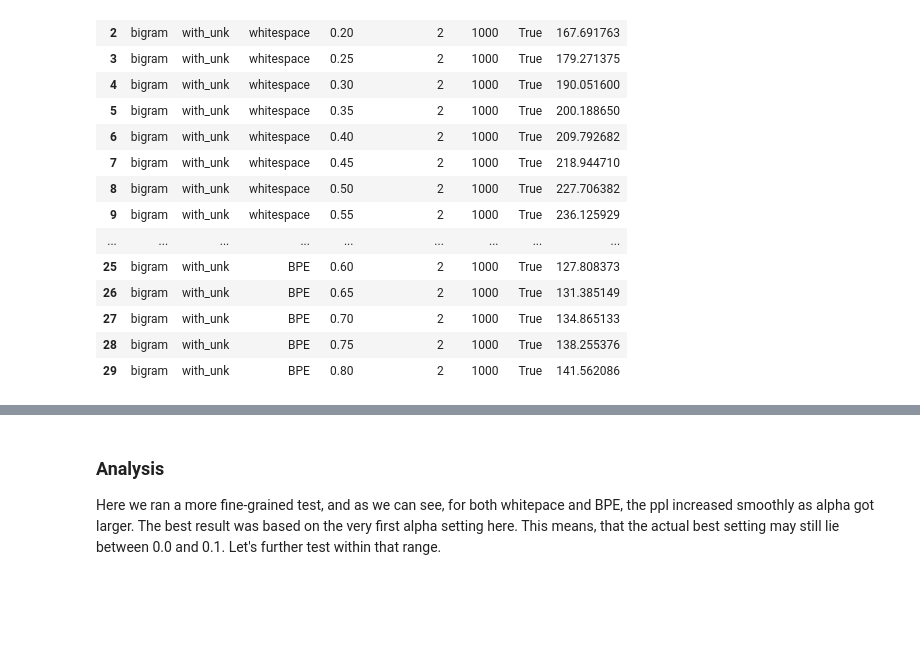
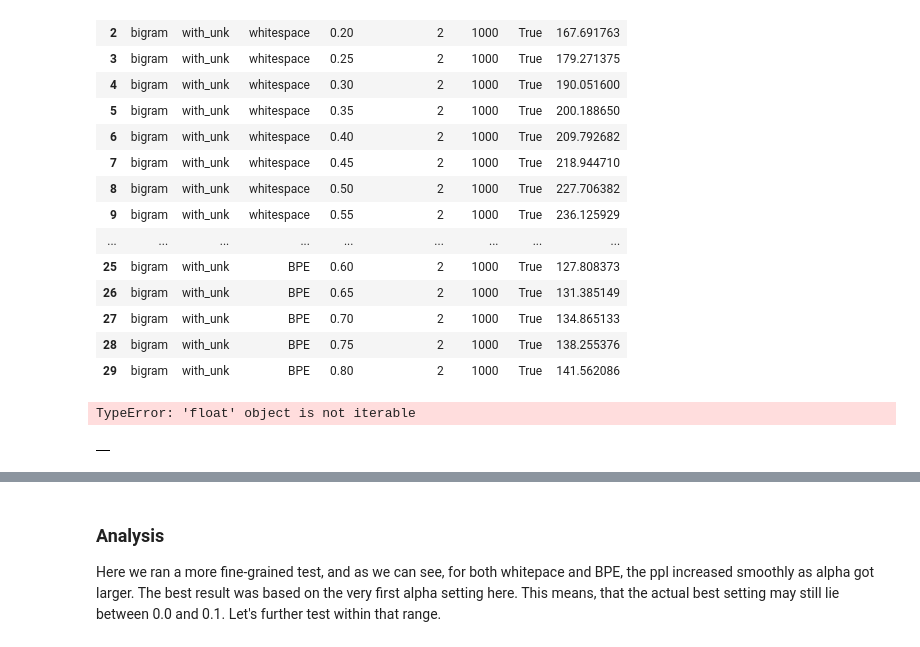
Before and after one commit to axr2718/nlp-code, a Jupyter notebook: A1/eval.ipynb, the cells around one changed output, grey strips where cells are left out. Saved outputs shown, nothing was run; the diff lists cells and outputs as text; code cells hidden in the pictures; blank space fills up the shorter version.

```diff
--- a/A1/eval.ipynb
+++ b/A1/eval.ipynb
@@ -201,6 +221,27 @@ fine_df
 | 27 | bigram | with_unk | BPE | 0.70 | 2 | 1000 | True | 134.865133 |
 | 28 | bigram | with_unk | BPE | 0.75 | 2 | 1000 | True | 138.255376 |
 | 29 | bigram | with_unk | BPE | 0.80 | 2 | 1000 | True | 141.562086 |
+# %%
+rows = []
+
+# unigram whitespace
+for a in alphas_fine:
+    out = run_cmd(f"python3 {MAIN} -n 1 --alpha {a}")
+    rows += {"model":"unigram","tokenization":"whitespace","alpha":a,"ppl":parse_unigram_output(out)},
+
+# unigram BPE
+for a in alphas_fine:
+    out = run_cmd(f"python3 {MAIN} -n 1 --alpha {a} --use_bpe")
+    rows += {"model":"unigram","tokenization":"bpe","alpha":a,"ppl":parse_unigram_output(out)},
+
+fine_df_unigram = pd.DataFrame(rows)
+fine_df_unigram
+# %% [output]
+TypeError: 'float' object is not iterable
+# %%
+fine_df_unigram.head()
+# %% [output]
+|  |
 # %%
 sub_ws = fine_df[
     (fine_df["tokenization"].str.lower()=="whitespace") &
```
Also changed, not shown: parts of 6 cells of this notebook.
